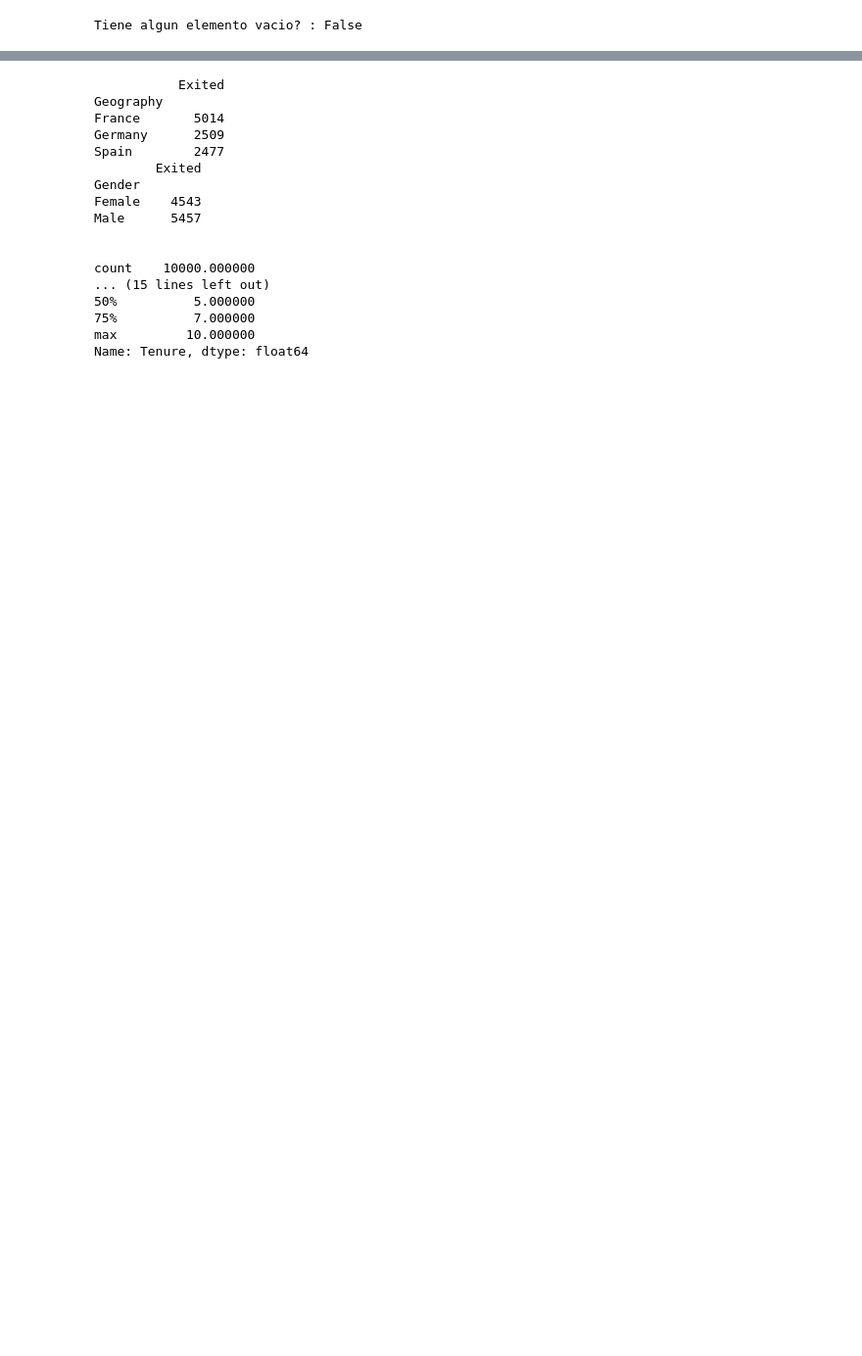
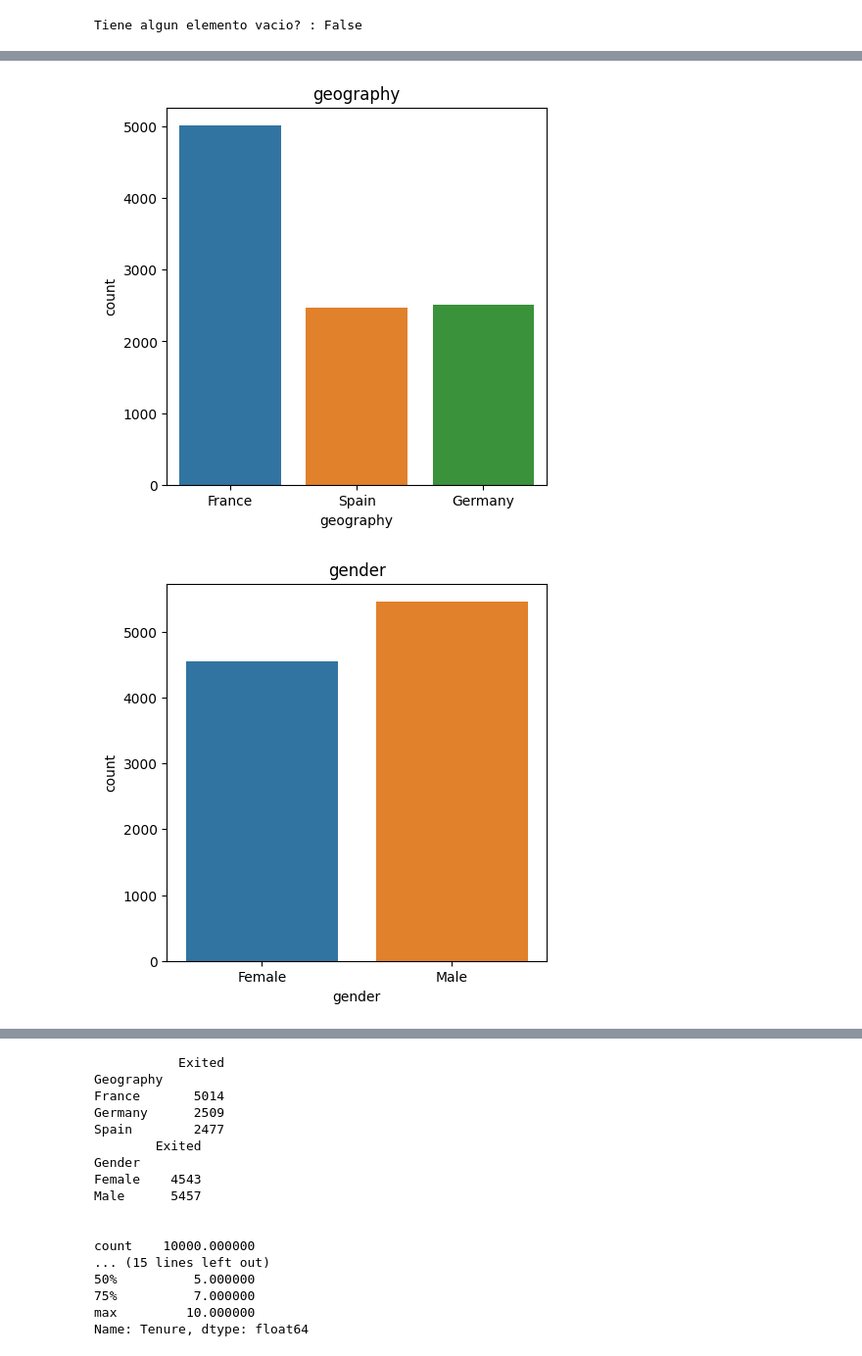
Before and after one commit to ElKroko/Data-Science, a Jupyter notebook: Tarea 3/Enunciado_Lab_3_Clustering_y_Reglas_de_Asociación.ipynb, the cells around one changed output, grey strips where cells are left out. Shown at 98% size. Saved outputs shown, nothing was run; the diff lists cells and outputs as text; code cells hidden in the pictures; blank space fills up the shorter version.

```diff
--- a/Tarea 3/Enunciado_Lab_3_Clustering_y_Reglas_de_Asociación.ipynb
+++ b/Tarea 3/Enunciado_Lab_3_Clustering_y_Reglas_de_Asociación.ipynb
@@ -50,4 +73,9 @@ bank_df.head()
+# %%
+bank_df.columns = [i.lower().replace(' ','_') for i in bank_df.columns]
 # %%
 print("Tiene algun elemento vacio? : {}".format(bank_df.isnull().any().any()))
 # %% [output]
 Tiene algun elemento vacio? : False
+# %%
+# Drop unnecessary columns
+bank_df = bank_df.drop(columns = ['rownumber','customerid'])
@@ -53,0 +102,18 @@ Tiene algun elemento vacio? : False
+# %%
+df = bank_df.sample(10)
+
+
+col_cat = df.select_dtypes('object')
+col_cat = col_cat[['geography','gender','card_type']]
+num_col = df.select_dtypes(['int64','float64'])
+# %%
+# Contadores de las columnas categoricas
+
+for i in col_cat:
+    plt.figure(figsize = (5,5))
+    sns.countplot(bank_df, x = i)
+    plt.title(i)
+    plt.show()
+# %% [output]
+[figure, added]
+[figure, added]
```
Also changed, not shown: parts of 20 cells of this notebook.
